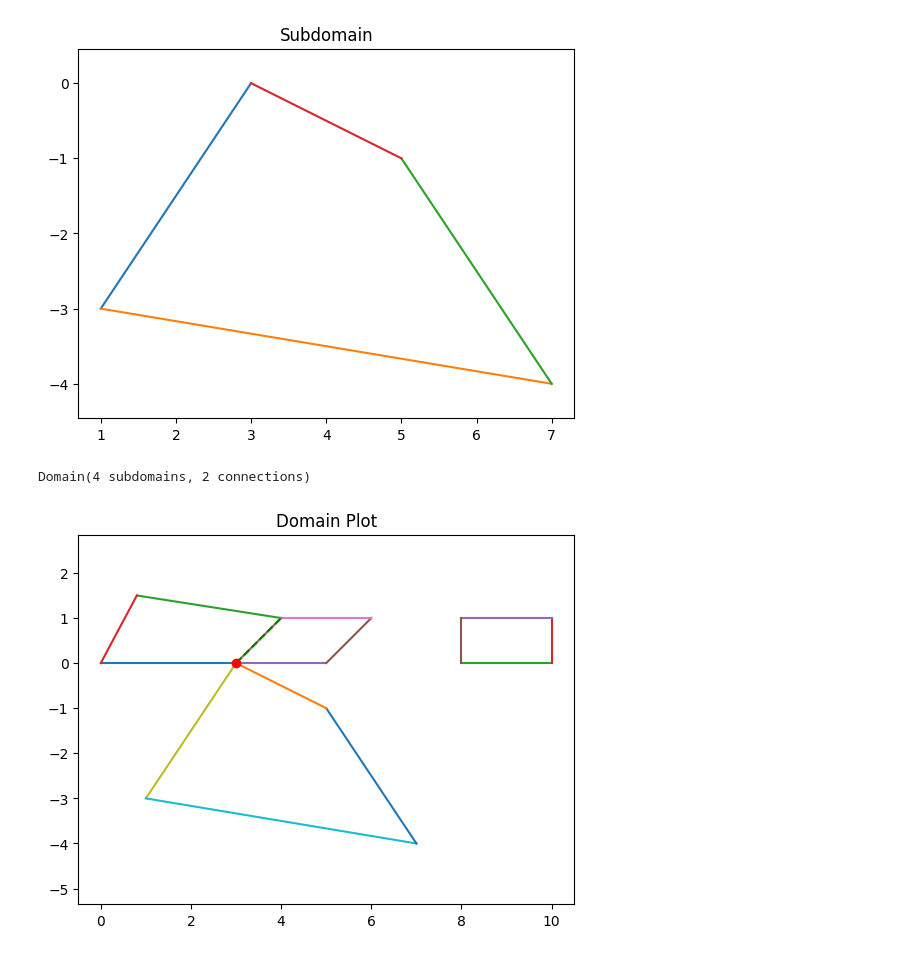
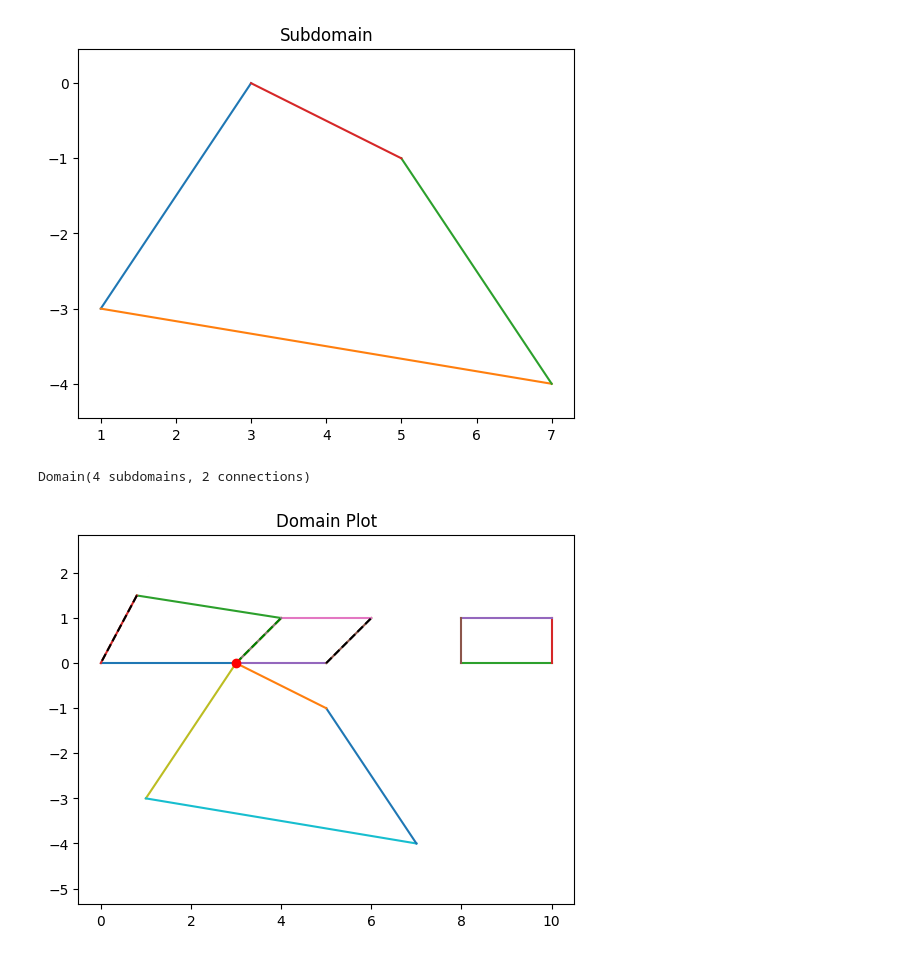
Before and after one commit to MazenAli/TT-FEMesh, a Jupyter notebook: notebooks/prototyping.ipynb, the cells around one changed output. Drawn from its saved outputs; the diff is of its cells as text; code cells hidden in the pictures.

Commit message:
feat (domain): add dirichlet bc

```diff
--- a/notebooks/prototyping.ipynb
+++ b/notebooks/prototyping.ipynb
@@ -111,14 +112,16 @@ quad3.plot()
 # %%
 domain_idxs = [0, 1]
 curve_idxs = [1, 3]
 edge = CurveConnection(domain_idxs, curve_idxs)
 
 vertex_idxs = [(0, 1, "start"), (1, 3, "end"), (2, 3, "end")]
 vertex = VertexConnection2D(vertex_idxs)
 
-domain = Domain2D([quad1, quad2, quad3, rectangle], [edge, vertex])
+bc = DirichletBoundary2D([(0, 3), (1, 1)])
+
+domain = Domain2D([quad1, quad2, quad3, rectangle], [edge, vertex], bc)
 print(domain)
 domain.plot()
 # %% [output]
 Domain(4 subdomains, 2 connections)
-[figure, old version]
+[figure, new version]
```
Also changed, not shown: parts of 1 cell of this notebook, 8 other files.
